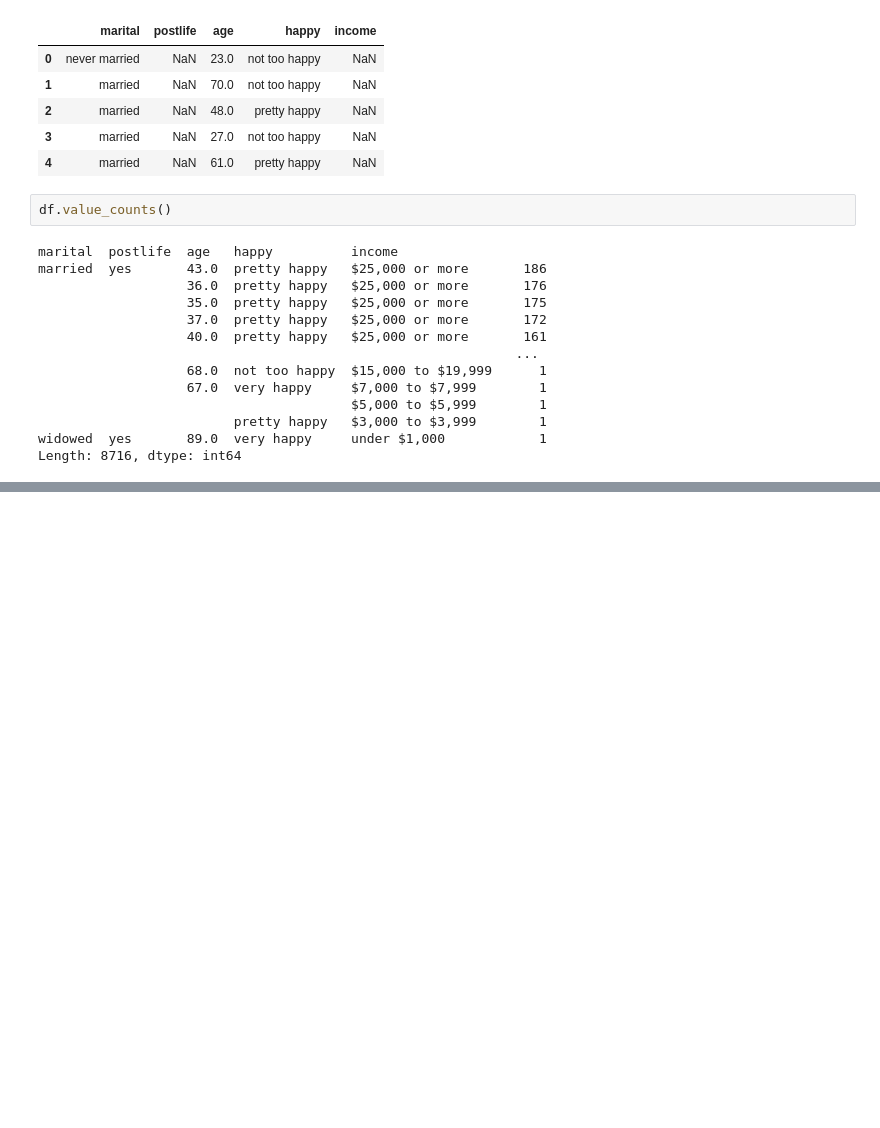
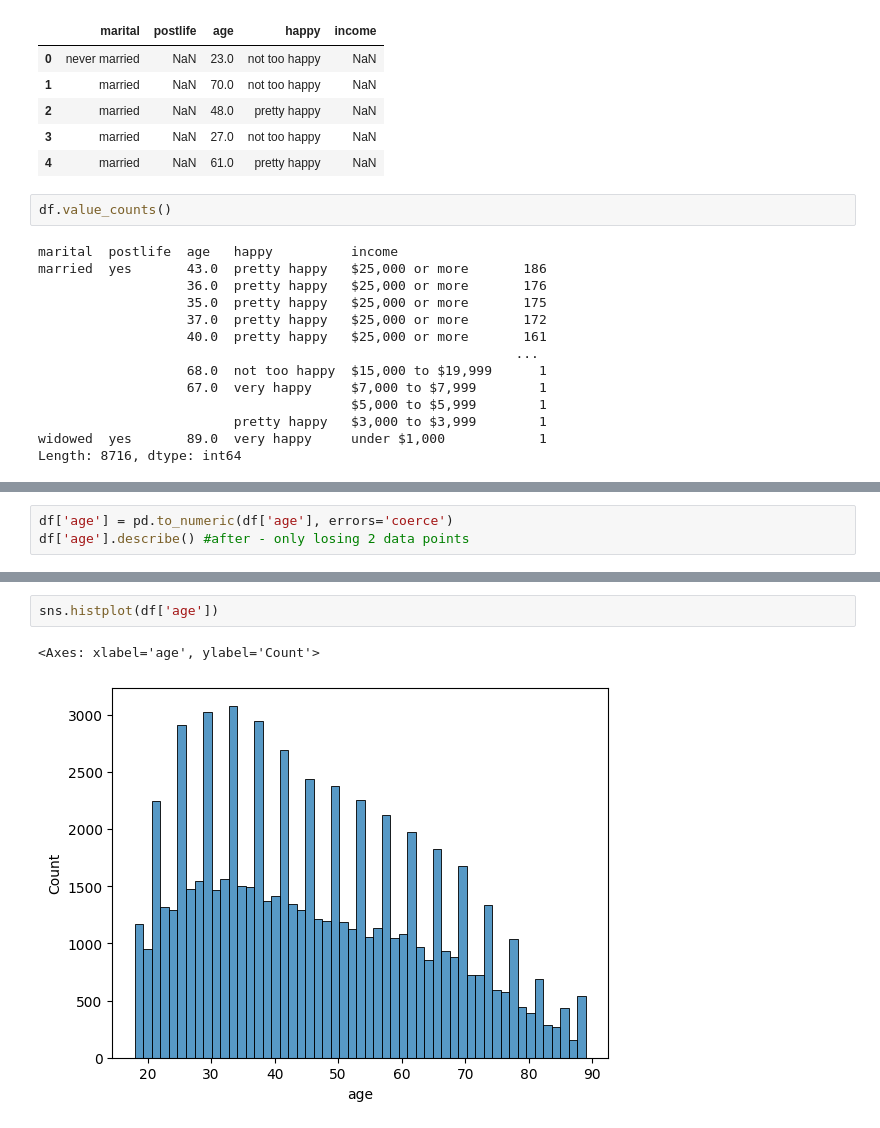
Before and after one commit to annacfisher/project_gss, a Jupyter notebook: group8.ipynb, the cells around one changed output, grey strips where cells are left out. Drawn from its saved outputs; the diff is of its cells as text; blank space fills up the shorter version.

```diff
--- a/group8.ipynb
+++ b/group8.ipynb
@@ -70,0 +82,3 @@ Name: postlife, dtype: object
+# %%
+df['age'] = pd.to_numeric(df['age'], errors='coerce')
+df['age'].describe() #after - only losing 2 data points
@@ -70,0 +95,5 @@ Name: postlife, dtype: object
+# %%
+sns.histplot(df['age'])
+# %% [output]
+<Axes: xlabel='age', ylabel='Count'>
+[figure, added]
```
Also changed, not shown: parts of 8 cells of this notebook.
